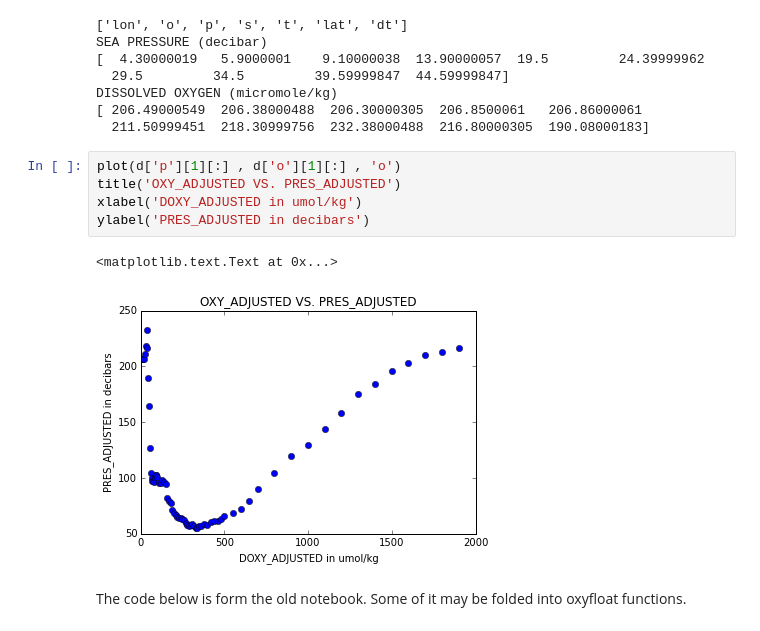
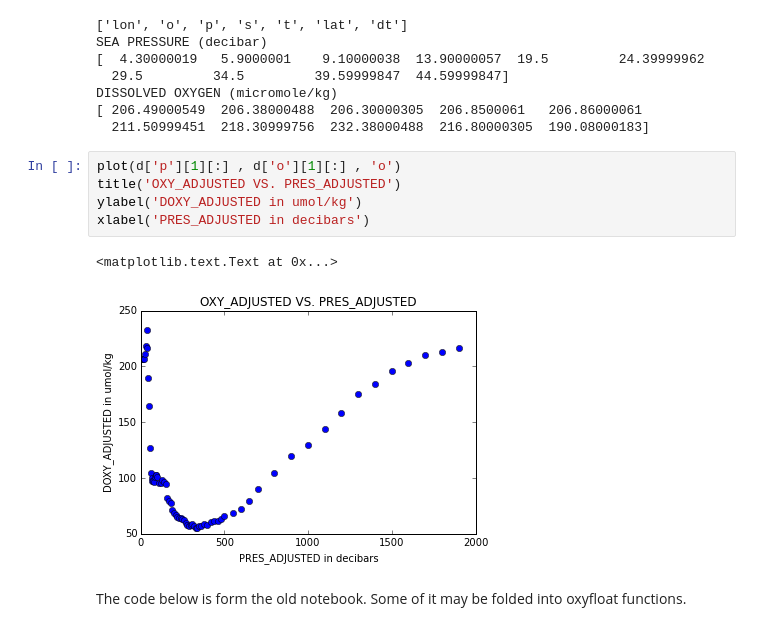
Before and after one commit to josejramirez/Summer-2015-Project, a Jupyter notebook: o2_data_correction.ipynb, the cells around one changed output. Saved outputs shown, nothing was run; the diff lists cells and outputs as text.

```diff
--- a/o2_data_correction.ipynb
+++ b/o2_data_correction.ipynb
@@ -42,11 +42,11 @@ DISSOLVED OXYGEN (micromole/kg)
 # %%
 plot(d['p'][1][:] , d['o'][1][:] , 'o')
 title('OXY_ADJUSTED VS. PRES_ADJUSTED')
-xlabel('DOXY_ADJUSTED in umol/kg')
-ylabel('PRES_ADJUSTED in decibars')
+ylabel('DOXY_ADJUSTED in umol/kg')
+xlabel('PRES_ADJUSTED in decibars')
 # %% [output]
 <matplotlib.text.Text at 0x...>
-[figure, old version]
+[figure, new version]
 # %% [markdown]
 The code below is form the old notebook. Some of it may be folded into oxyfloat functions.
 # %%
```
